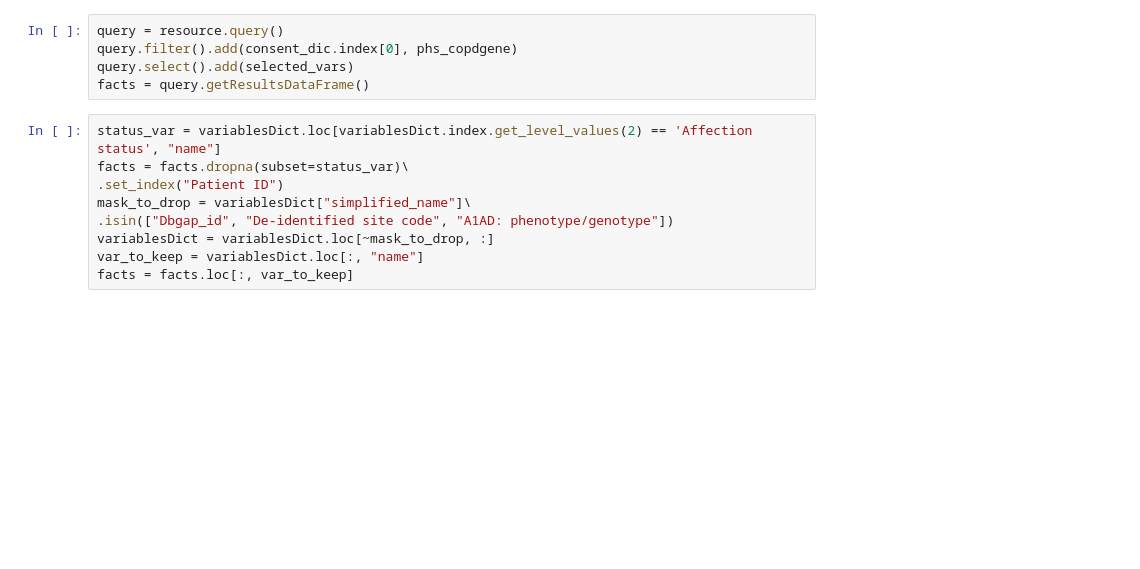
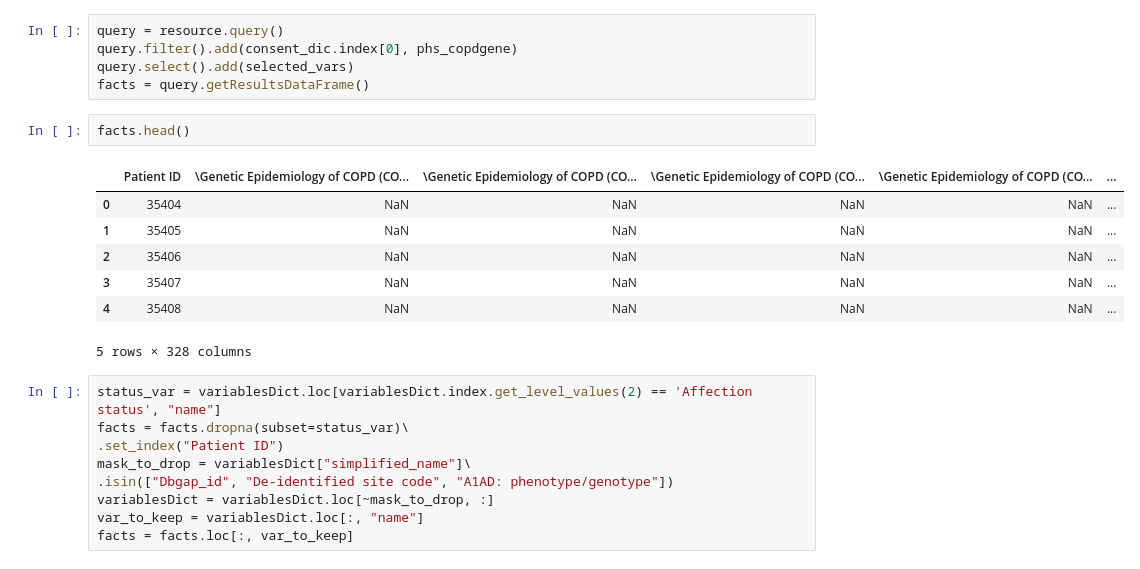
Before and after one commit to hms-dbmi/Access-to-Data-using-PIC-SURE-API, a Jupyter notebook: NHLBI_BioData_Catalyst/python/PheWAS.ipynb, the cells around one changed output. Cells and saved outputs as stored; diff of their text form; blank space fills up the shorter version.

```diff
--- a/NHLBI_BioData_Catalyst/python/PheWAS.ipynb
+++ b/NHLBI_BioData_Catalyst/python/PheWAS.ipynb
@@ -116,6 +178,16 @@ query = resource.query()
 query.filter().add(consent_dic.index[0], phs_copdgene)
 query.select().add(selected_vars)
 facts = query.getResultsDataFrame()
+# %%
+facts.head()
+# %% [output]
+|  | Patient ID | \Genetic Epidemiology of COPD (CO... | \Genetic Epidemiology of COPD (CO... | \Genetic Epidemiology of COPD (CO... | \Genetic Epidemiology of COPD (CO... | ... |
+| 0 | 35404 | NaN | NaN | NaN | NaN | ... |
+| 1 | 35405 | NaN | NaN | NaN | NaN | ... |
+| 2 | 35406 | NaN | NaN | NaN | NaN | ... |
+| 3 | 35407 | NaN | NaN | NaN | NaN | ... |
+| 4 | 35408 | NaN | NaN | NaN | NaN | ... |
+5 rows × 328 columns
 # %%
 status_var = variablesDict.loc[variablesDict.index.get_level_values(2) == 'Affection status', "name"]
 facts = facts.dropna(subset=status_var)\
```
Also changed, not shown: parts of 20 cells of this notebook, 4 other files.
